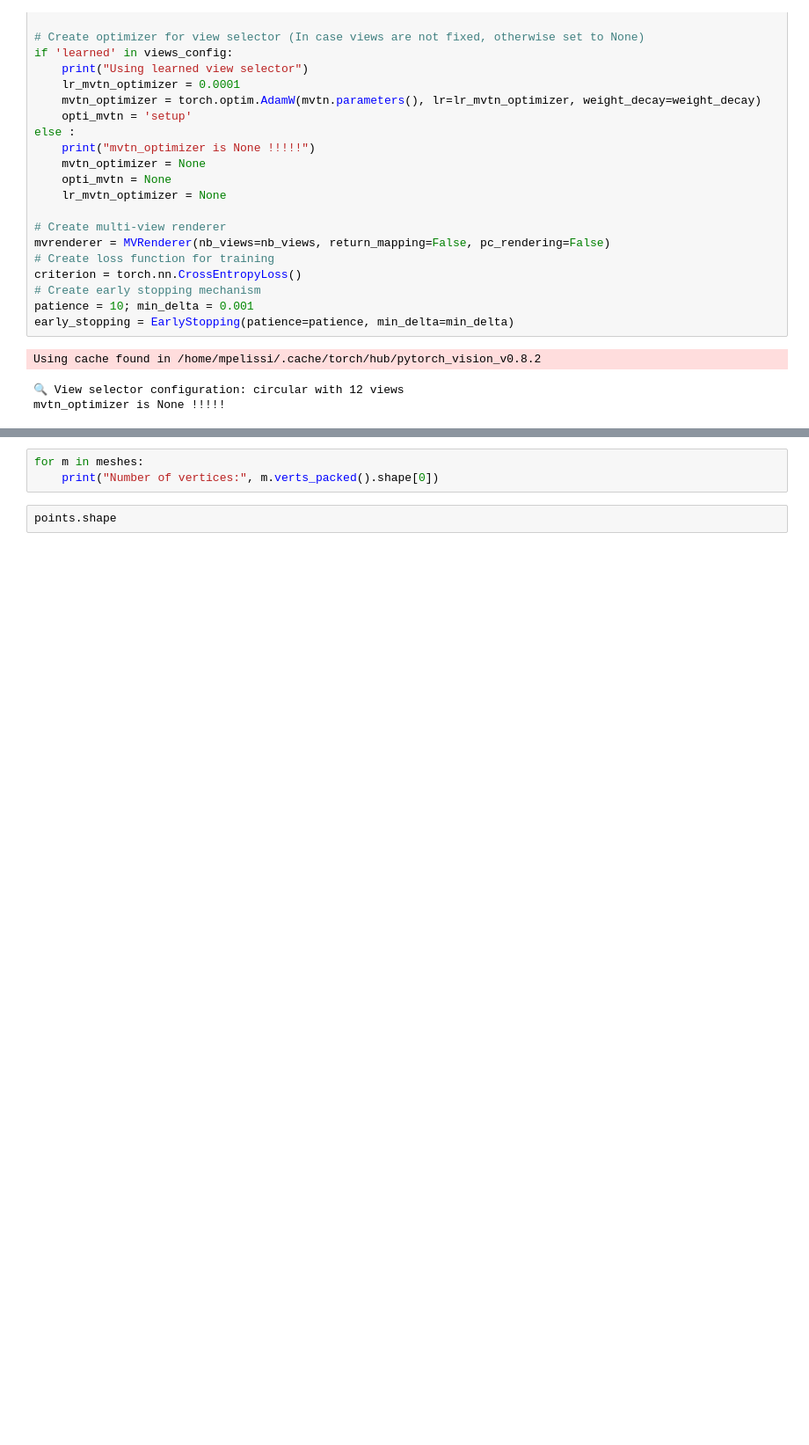
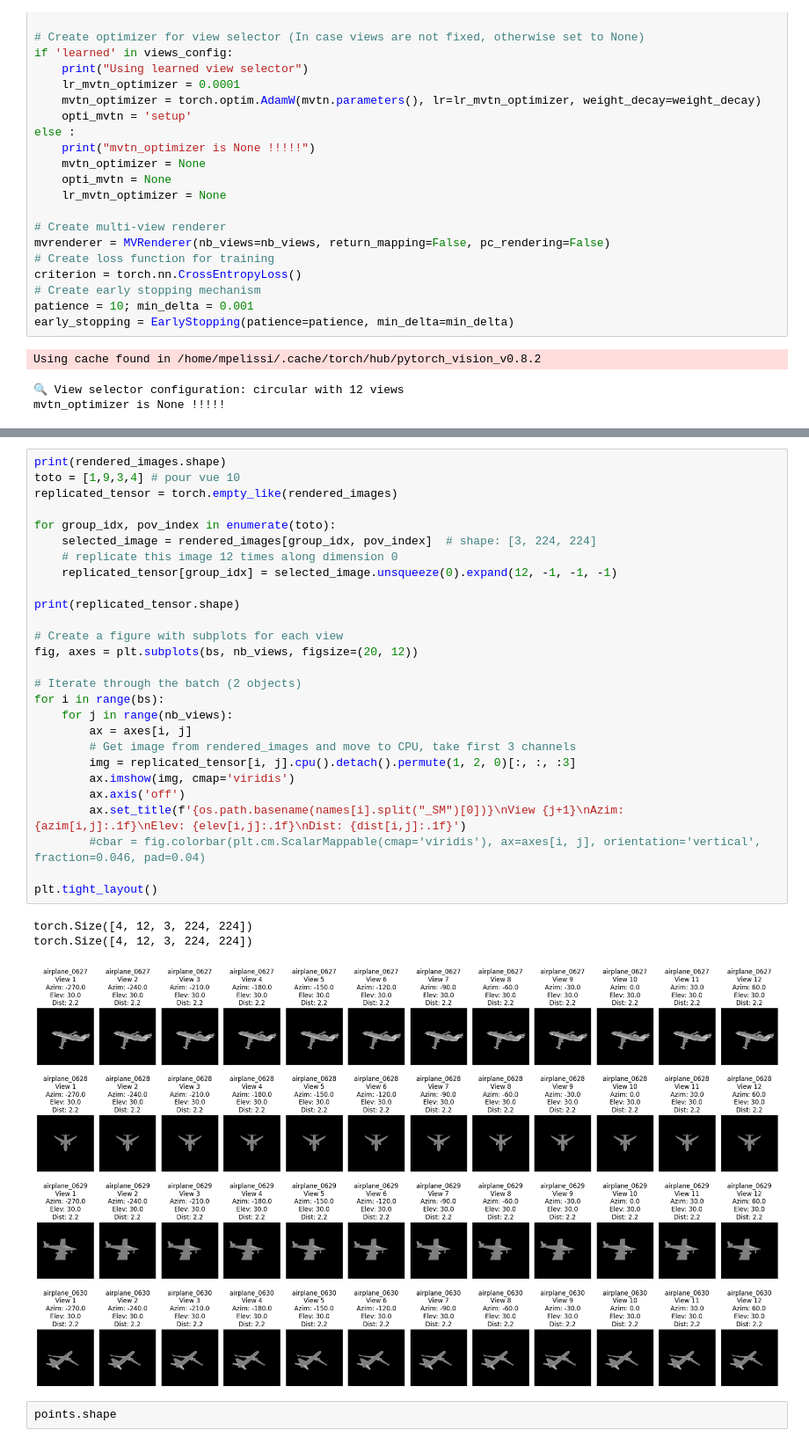
Before and after one commit to PelissierCombescure/my_MVTN, a Jupyter notebook: data/projections_paper.ipynb, the cells around one changed output, grey strips where cells are left out. Shown: that part at 88% size. Cells and saved outputs as stored; diff of their text form; blank space fills up the shorter version.

```diff
--- a/data/projections_paper.ipynb
+++ b/data/projections_paper.ipynb
@@ -144,5 +160,33 @@ plt.tight_layout()
 # %%
-for m in meshes:
-    print("Number of vertices:", m.verts_packed().shape[0])
+print(rendered_images.shape)
+toto = [1,9,3,4] # pour vue 10
+replicated_tensor = torch.empty_like(rendered_images)
+
+for group_idx, pov_index in enumerate(toto):
+    selected_image = rendered_images[group_idx, pov_index]  # shape: [3, 224, 224]
+    # replicate this image 12 times along dimension 0
+    replicated_tensor[group_idx] = selected_image.unsqueeze(0).expand(12, -1, -1, -1)
+
+print(replicated_tensor.shape)
+
+# Create a figure with subplots for each view
+fig, axes = plt.subplots(bs, nb_views, figsize=(20, 12))
+
+# Iterate through the batch (2 objects)
+for i in range(bs):
+    for j in range(nb_views):
+        ax = axes[i, j]
+        # Get image from rendered_images and move to CPU, take first 3 channels
+        img = replicated_tensor[i, j].cpu().detach().permute(1, 2, 0)[:, :, :3]
+        ax.imshow(img, cmap='viridis')
+        ax.axis('off')
+        ax.set_title(f'{os.path.basename(names[i].split("_SM")[0])}\nView {j+1}\nAzim: {azim[i,j]:.1f}\nElev: {elev[i,j]:.1f}\nDist: {dist[i,j]:.1f}')
+        #cbar = fig.colorbar(plt.cm.ScalarMappable(cmap='viridis'), ax=axes[i, j], orientation='vertical', fraction=0.046, pad=0.04)
+
+plt.tight_layout()
+# %% [output]
+torch.Size([4, 12, 3, 224, 224])
+torch.Size([4, 12, 3, 224, 224])
+[figure, added]
 # %%
 points.shape
```
Also changed, not shown: parts of 6 cells of this notebook, 3 other files.
